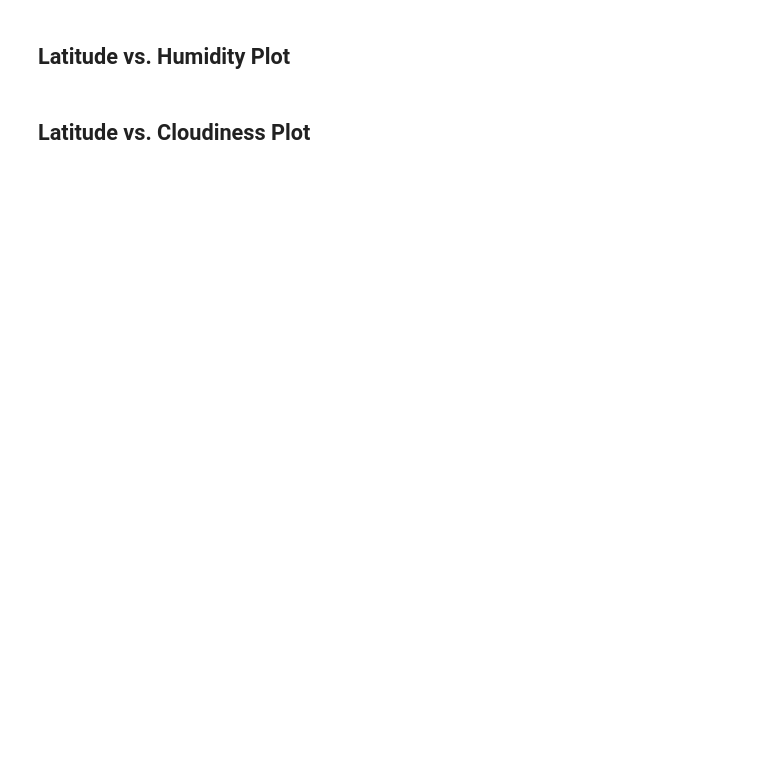
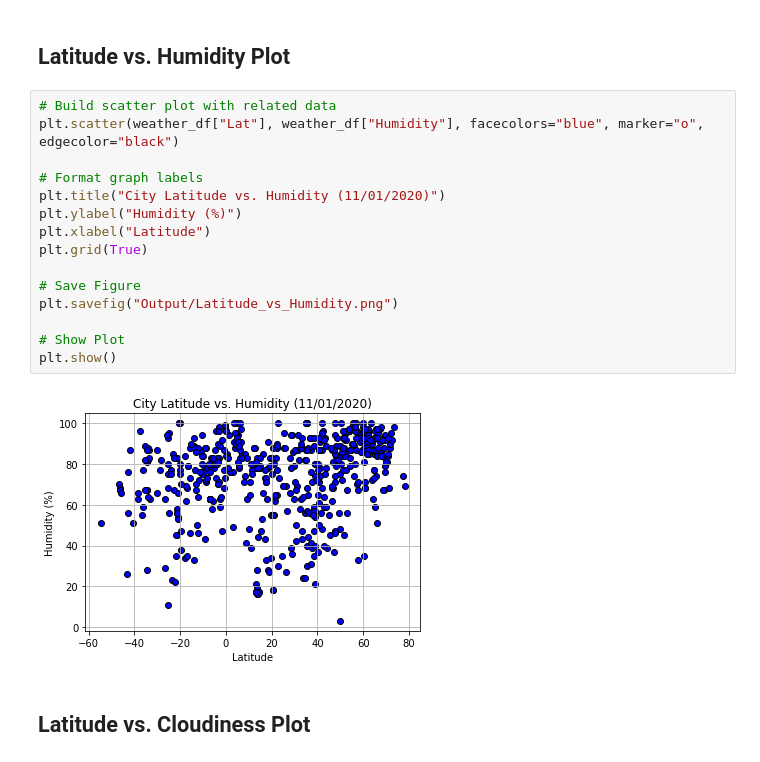
Before and after one commit to abarnatan/python-api-challenge, a Jupyter notebook: WeatherPy/WeatherPy.ipynb, the cells around one changed output. Drawn from its saved outputs; the diff is of its cells as text; blank space fills up the shorter version.

```diff
--- a/WeatherPy/WeatherPy.ipynb
+++ b/WeatherPy/WeatherPy.ipynb
@@ -180,4 +197,21 @@ TypeError: '>' not supported between instances of 'str' and 'int'
 # %% [markdown]
 ## Latitude vs. Humidity Plot
+# %%
+# Build scatter plot with related data
+plt.scatter(weather_df["Lat"], weather_df["Humidity"], facecolors="blue", marker="o", edgecolor="black")
+
+# Format graph labels
+plt.title("City Latitude vs. Humidity (11/01/2020)")
+plt.ylabel("Humidity (%)")
+plt.xlabel("Latitude")
+plt.grid(True)
+
+# Save Figure
+plt.savefig("Output/Latitude_vs_Humidity.png")
+
+# Show Plot
+plt.show()
+# %% [output]
+[figure, added]
 # %% [markdown]
 ## Latitude vs. Cloudiness Plot
```
Also changed, not shown: parts of 5 cells of this notebook, 2 other files.
